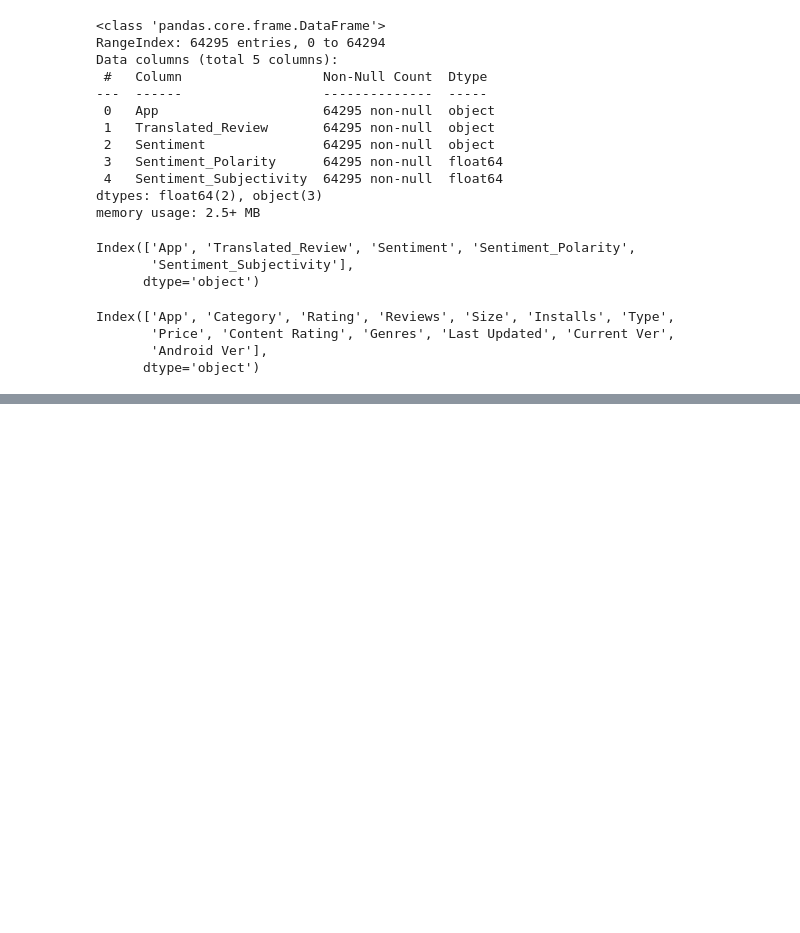
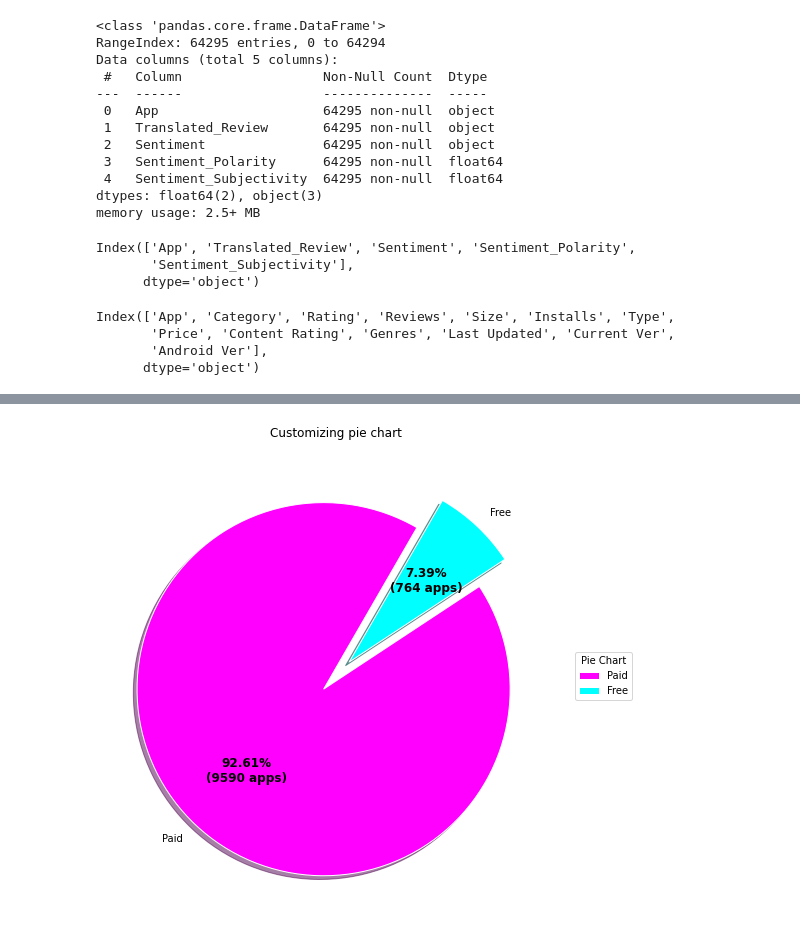
Before and after one commit to madhavimali/PlayStore_DataDigger, a Jupyter notebook: Play_Store_App_Review_Analysis_Capstone_Project.ipynb, the cells around one changed output, grey strips where cells are left out. Cells and saved outputs as stored; diff of their text form; code cells hidden in the pictures; blank space fills up the shorter version.

```diff
--- a/Play_Store_App_Review_Analysis_Capstone_Project.ipynb
+++ b/Play_Store_App_Review_Analysis_Capstone_Project.ipynb
@@ -179,0 +237,44 @@ Index(['App', 'Category', 'Rating', 'Reviews', 'Size', 'Installs', 'Type',
+# %%
+# creating datasets
+labels = ['Paid', 'Free']
+data = [a, b]
+
+# creating explode data
+explode = (0.1,0.1)
+
+# creating copour parameter
+colours = ("Magenta", "Cyan")
+
+# Wedge properties
+wp = { 'linewidth' : 1, 'edgecolor' : "White" }
+
+# Creating autocpt arguments
+def func(percentage, allvalues):
+    absolute = int(percentage / 100.*np.sum(allvalues))
+    return "{:.2f}%\n({:d} apps)".format(percentage, absolute)
+
+# Creating plot
+fig, ax = plt.subplots(figsize =(10, 7))
+wedges, texts, autotexts = ax.pie(data,
+                                  autopct = lambda percentage: func(percentage, data),
+                                  explode = explode,
+                                  labels = labels,
+                                  shadow = True,
+                                  colors = colours,
+                                  startangle = 60,
+                                  wedgeprops = wp,
+                                  textprops = dict(color ="Black"))
+
+# Adding legend
+ax.legend(wedges, labels,
+          title ="Pie Chart",
+          loc ="center left",
+          bbox_to_anchor =(1, 0, 0.5, 1))
+
+plt.setp(autotexts, size = 12, weight ="bold")
+ax.set_title("Customizing pie chart")
+
+# show plot
+plt.tight_layout()
+# %% [output]
+[figure, added]
```
Also changed, not shown: parts of 13 cells of this notebook.
